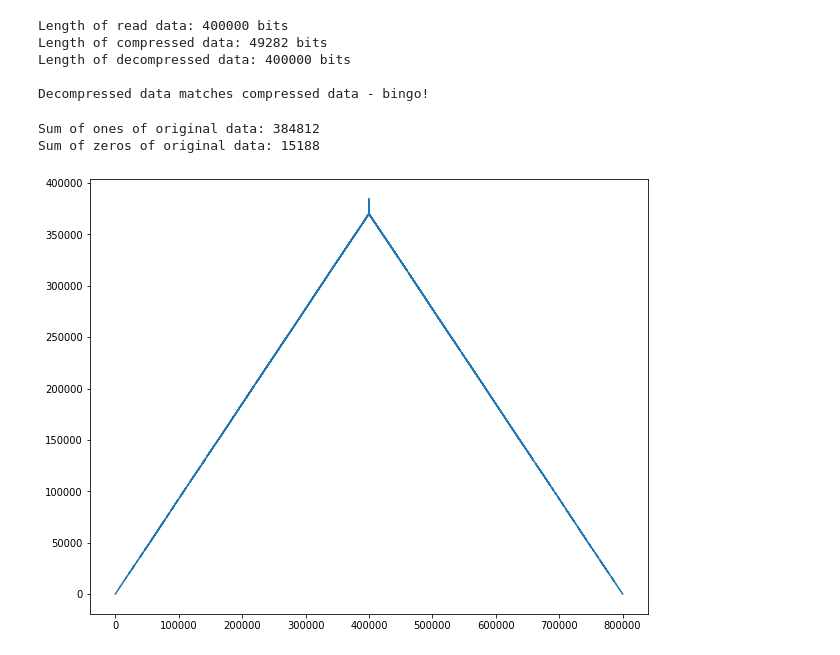
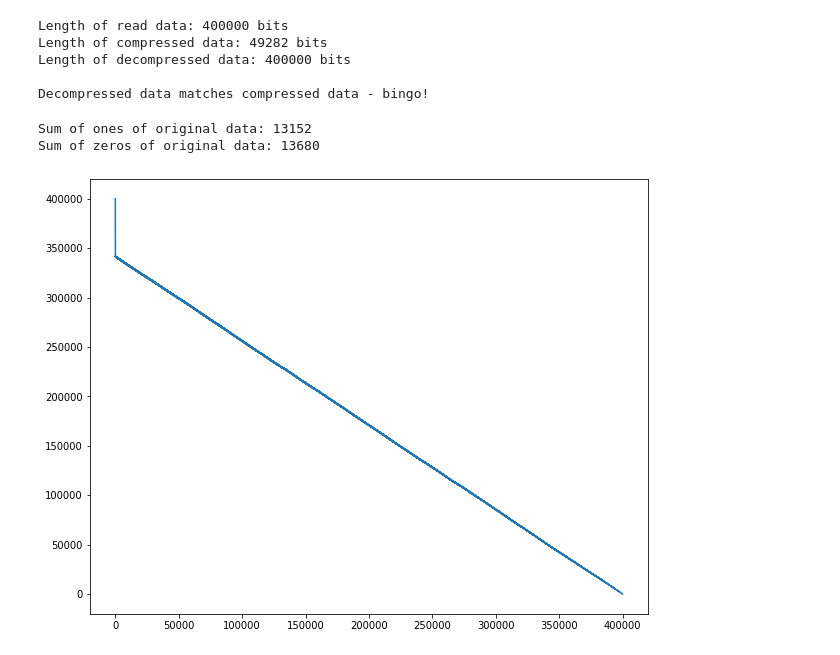
Before and after one commit to wsilveira-splunk/lz78_algorithm, a Jupyter notebook: lz78.ipynb, the cells around one changed output. Saved outputs shown, nothing was run; the diff lists cells and outputs as text; code cells hidden in the pictures.

Commit message:
Autocorrelation done

```diff
--- a/lz78.ipynb
+++ b/lz78.ipynb
@@ -98,16 +98,16 @@ Length of decompressed data: 400000 bits
 
 Decompressed data matches compressed data - bingo!
 # %%
-seq_bin_path = '/content/lz78_algorithm/files/seq.bin'
+seq_bin_zipped_path = '/content/lz78_algorithm/seq.7z'
 
 sum_ones = 0
 sum_zeros = 0
 
-with open(seq_bin_path, 'rb') as file:
-    data = file.read()
-    data = normalize_data(data)
+with open(seq_bin_zipped_path, 'rb') as file:
+    data_zipped = file.read()
+    data_zipped = normalize_data(data_zipped)
 
-    for _bit in data:
+    for _bit in data_zipped:
         if _bit == '1':
             sum_ones += 1
         elif _bit == '0':
@@ -116,14 +116,18 @@ with open(seq_bin_path, 'rb') as file:
 print('Sum of ones of original data: {}'.format(sum_ones))
 print('Sum of zeros of original data: {}'.format(sum_zeros))
 # %% [output]
-Sum of ones of original data: 384812
-Sum of zeros of original data: 15188
+Sum of ones of original data: 13152
+Sum of zeros of original data: 13680
+# %%
+def autocorr(data):
+    rxx = np.correlate(data, data, mode='full')
+    return rxx[round(rxx.size/2) - 1:]
 # %%
-data_array = list(map(int, data))
-rxx = np.correlate(data_array, data_array, mode='full')
+data_array = list(map(lambda x: 2*int(x) - 1, data))
+rxx = autocorr(data_array)
 
 plt.figure(figsize=(10,8))
 plt.plot(rxx)
 plt.show()
 # %% [output]
-[figure, old version]
+[figure, new version]
```
Also changed, not shown: parts of 1 cell of this notebook.
